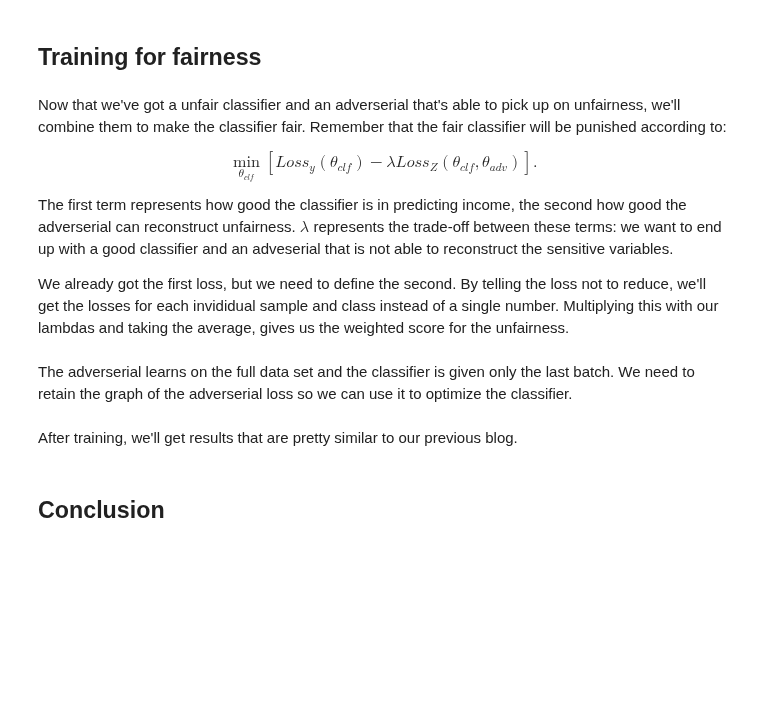
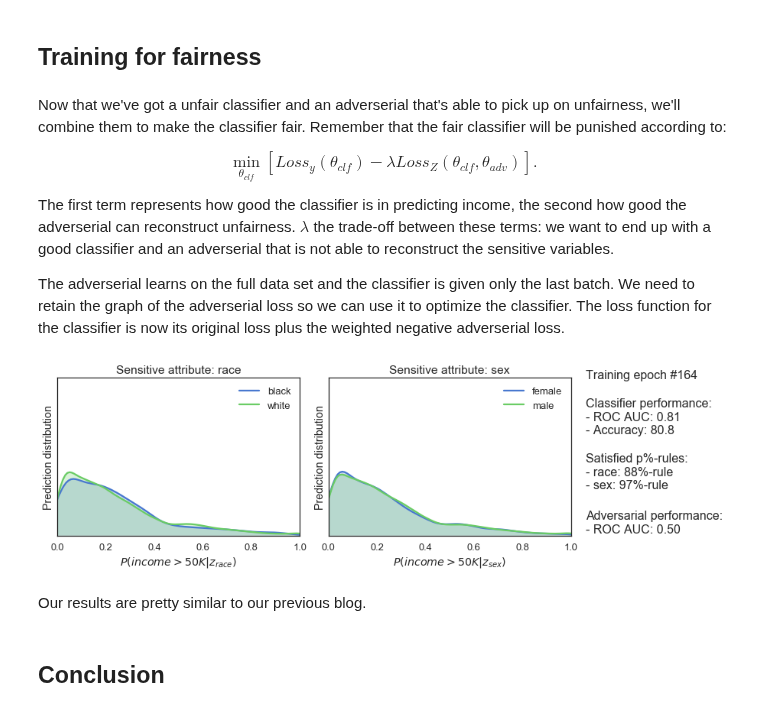
Before and after one commit to equialgo/fairness-in-ml, a Jupyter notebook: fairness-in-torch.ipynb, the cells around one changed output. Cells and saved outputs as stored; diff of their text form; code cells hidden in the pictures; blank space fills up the shorter version.

```diff
--- a/fairness-in-torch.ipynb
+++ b/fairness-in-torch.ipynb
@@ -199,6 +206,5 @@ However, the input comes from a single node (the predicted class) and the output
 # %%
 # CHANGE
-
 
 class Adverserial(nn.Module):
 
@@ -223,14 +229,15 @@ def pretrain_adverserial(adv, clf, data_loader, optimizer, criterion):
         p_y = clf(x).detach()
         adv.zero_grad()
         p_z = adv(p_y)
-        loss = criterion(p_z, z)
+        loss = (criterion(p_z, z) * lambdas).mean()
         loss.backward()
         optimizer.step()
     return adv
 
 
+lambdas = torch.Tensor([200, 30])
 adv = Adverserial(Z_train.shape[1])
-adv_criterion = nn.BCELoss()
+adv_criterion = nn.BCELoss(reduce=False)
 adv_optimizer = optim.Adam(adv.parameters())
 
 
@@ -274,11 +282,8 @@ Remember that the fair classifier will be punished according to:
 $$\min_{\theta_{clf}}\left[Loss_{y}(\theta_{clf})-\lambda Loss_{Z}(\theta_{clf},\theta_{adv})\right].$$
 
 The first term represents how good the classifier is in predicting income, the second how good the adverserial can reconstruct unfairness.
-$\lambda$ represents the trade-off between these terms: we want to end up with a good classifier and an adveserial that is not able to reconstruct the sensitive variables.
+$\lambda$ the trade-off between these terms: we want to end up with a good classifier and an adverserial that is not able to reconstruct the sensitive variables.
 
-We already got the first loss, but we need to define the second.
-By telling the loss not to reduce, we'll get the losses for each invididual sample and class instead of a single number.
-Multiplying this with our lambdas and taking the average, gives us the weighted score for the unfairness.
+The adverserial learns on the full data set and the classifier is given only the last batch.
+We need to retain the graph of the adverserial loss so we can use it to optimize the classifier.
+The loss function for the classifier is now its original loss plus the weighted negative adverserial loss.
-# %% [markdown]
-The adverserial learns on the full data set and the classifier is given only the last batch.
-We need to retain the graph of the adverserial loss so we can use it to optimize the classifier.
@@ -285,45 +293,47 @@ We need to retain the graph of the adverserial loss so we can use it to optimize
 # %%
 # CHANGE
 
-clf_adv_criterion = nn.BCELoss(reduce=False)
-lambdas = torch.Tensor([130, 30])
-
-
 def train(clf, adv, data_loader, clf_criterion, adv_criterion,
-          clf_adv_criterion, clf_optimizer, adv_optimizer, lambdas):
+          clf_optimizer, adv_optimizer, lambdas):
 
     for x, y, z in data_loader:
         p_y = clf(x)
 
         # Train adversarial
         adv.zero_grad()
-        p_adv = adv(p_y)
-        loss_adv = adv_criterion(p_adv, z)
+        p_z = adv(p_y)
+        loss_adv = (adv_criterion(p_z, z) * lambdas).mean()
         loss_adv.backward(retain_graph=True)
         adv_optimizer.step()
 
 
     # Train classifier on last batch
     clf.zero_grad()
-    clf_loss = clf_criterion(p_y, y) - (clf_adv_criterion(adv(p_y), z) * lambdas).mean()
+    clf_loss = clf_criterion(p_y, y) - (adv_criterion(adv(p_y), z) * lambdas).mean()
     clf_loss.backward()
     clf_optimizer.step()
 
     return clf, adv
 
-N_EPOCH_COMBINED = 150
+N_EPOCH_COMBINED = 165
 
-for epoch in range(N_EPOCH_COMBINED):
+for epoch in range(1, N_EPOCH_COMBINED):
 
     clf, adv = train(clf, adv, train_loader, clf_criterion, adv_criterion,
-                     clf_adv_criterion, clf_optimizer, adv_optimizer, lambdas)
+                     clf_optimizer, adv_optimizer, lambdas)
 
     with torch.no_grad():
         clf_pred = clf(test_data.tensors[0])
         adv_pred = adv(clf_pred)
 
     y_post_clf = pd.Series(clf_pred.numpy().ravel(), index=y_test.index)
     Z_post_adv = pd.DataFrame(adv_pred.numpy(), columns=Z_test.columns)
 
-    if epoch % 5 == 0:
-        plot_distributions(y_test, Z_test, y_post_clf, Z_post_adv, epoch)
+    fig = plot_distributions(y_test, Z_test, y_post_clf, Z_post_adv, epoch)
+    display.clear_output(wait=True)
+    plt.savefig(f'output/torch_{epoch+1:08d}.png', bbox_inches='tight')
+    plt.show(plt.gcf())
+
+last_img = f'output/torch_{epoch+1:08d}.png'
+# %% [output]
+[figure, added]
@@ -330,5 +343,5 @@ for epoch in range(N_EPOCH_COMBINED):
 # %% [markdown]
-After training, we'll get results that are pretty similar to our previous blog.
+Our results are pretty similar to our previous blog.
 # %% [markdown]
 ## Conclusion
 # %% [markdown]
```
Also changed, not shown: parts of 7 cells of this notebook, 2 other files.
